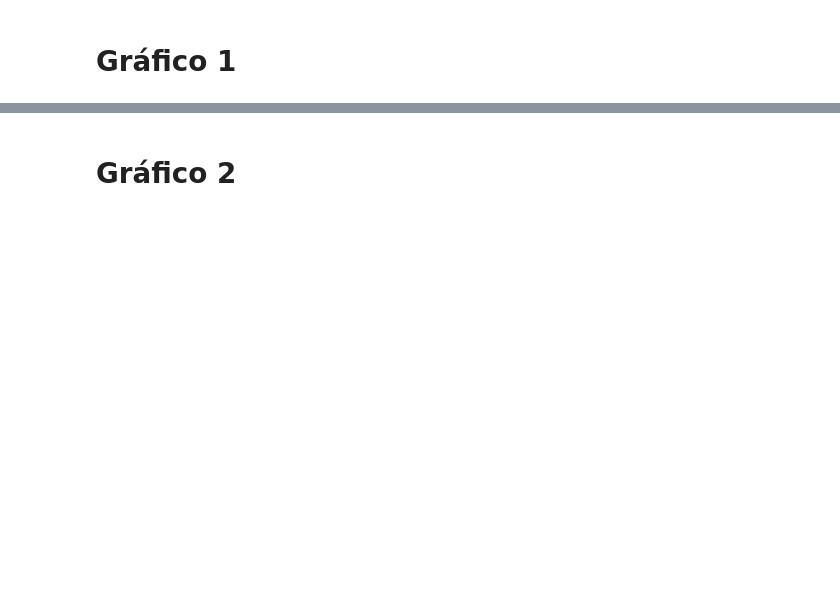
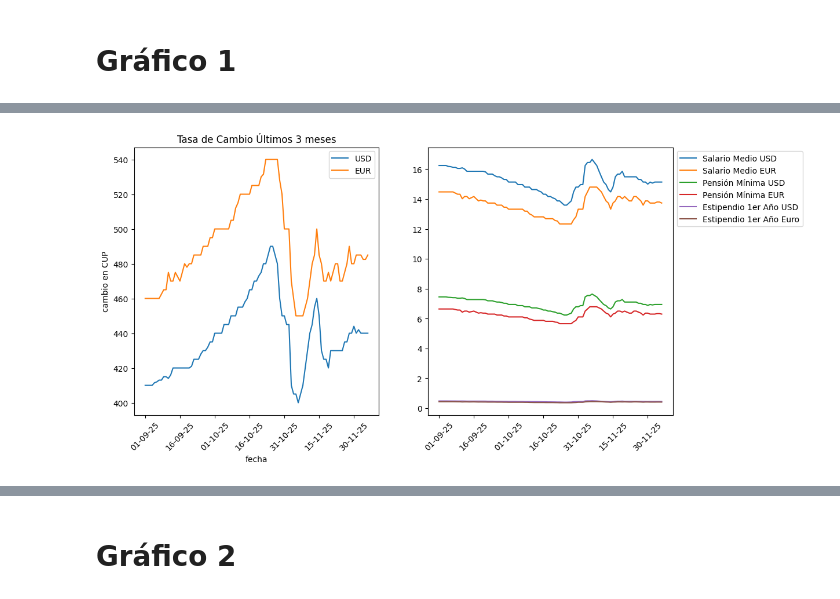
Before and after one commit to FabianCabreraD/Proyecto-ICD, a Jupyter notebook: main.ipynb, the cells around one changed output, grey strips where cells are left out. Saved outputs shown, nothing was run; the diff lists cells and outputs as text; code cells hidden in the pictures; blank space fills up the shorter version.

```diff
--- a/main.ipynb
+++ b/main.ipynb
@@ -12,0 +7,4 @@ icd.salary_and_pension_graph()
+# %%
+icd.full_currency_graph()
+# %% [output]
+[figure, added]
```
Also changed, not shown: parts of 7 cells of this notebook, 1 other file.
